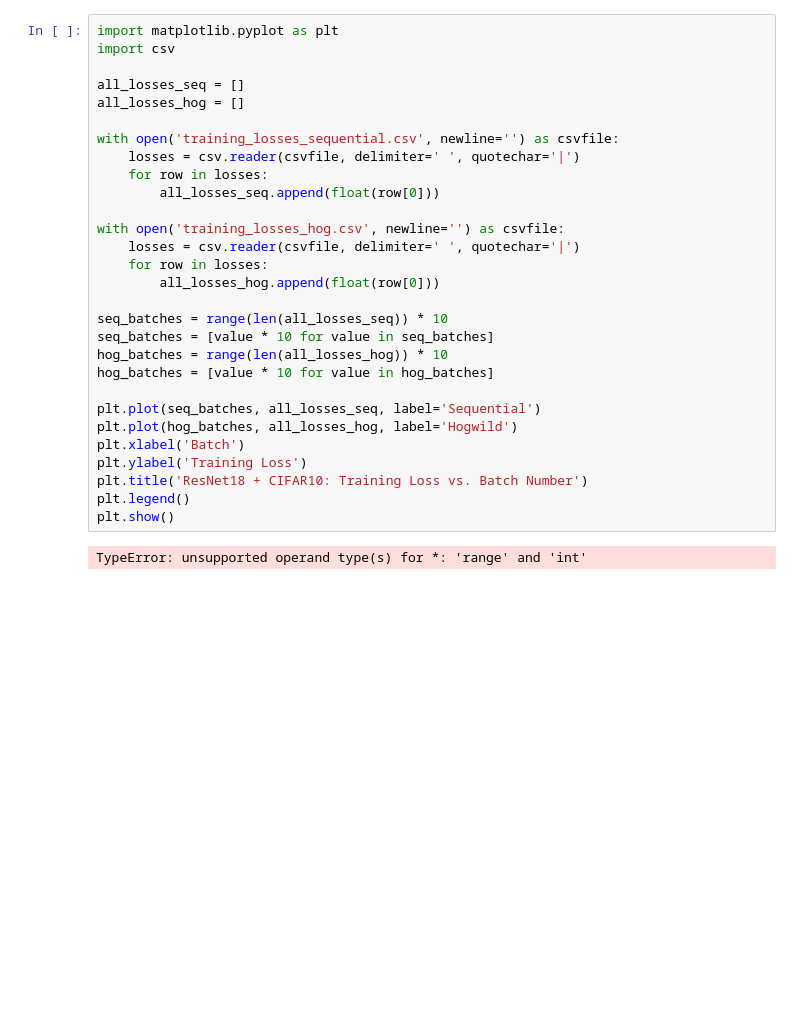
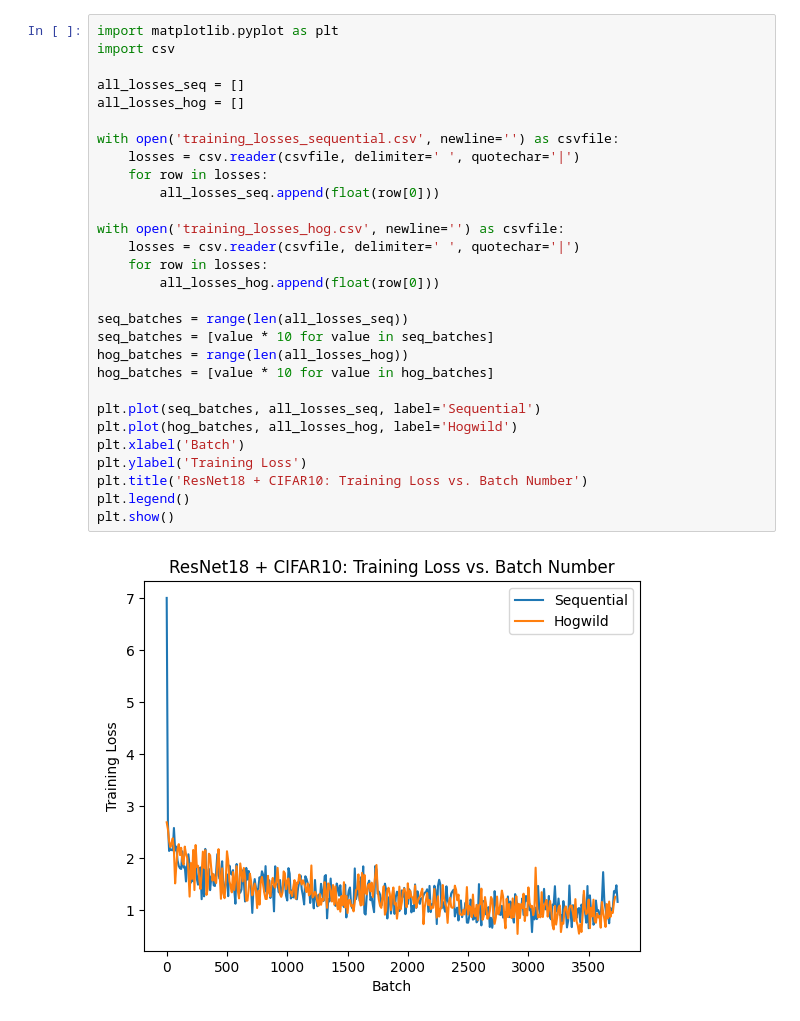
Before and after one commit to alkeldi/COMS-E6998-Project, a Jupyter notebook: chart.ipynb, the cells around one changed output. Drawn from its saved outputs; the diff is of its cells as text; blank space fills up the shorter version.

```diff
--- a/chart.ipynb
+++ b/chart.ipynb
@@ -1,31 +1,31 @@
 # %%
 import matplotlib.pyplot as plt
 import csv
 
 all_losses_seq = []
 all_losses_hog = []
 
 with open('training_losses_sequential.csv', newline='') as csvfile:
     losses = csv.reader(csvfile, delimiter=' ', quotechar='|')
     for row in losses:
         all_losses_seq.append(float(row[0]))
 
 with open('training_losses_hog.csv', newline='') as csvfile:
     losses = csv.reader(csvfile, delimiter=' ', quotechar='|')
     for row in losses:
         all_losses_hog.append(float(row[0]))
 
-seq_batches = range(len(all_losses_seq)) * 10
+seq_batches = range(len(all_losses_seq))
 seq_batches = [value * 10 for value in seq_batches]
-hog_batches = range(len(all_losses_hog)) * 10
+hog_batches = range(len(all_losses_hog))
 hog_batches = [value * 10 for value in hog_batches]
 
 plt.plot(seq_batches, all_losses_seq, label='Sequential')
 plt.plot(hog_batches, all_losses_hog, label='Hogwild')
 plt.xlabel('Batch')
 plt.ylabel('Training Loss')
 plt.title('ResNet18 + CIFAR10: Training Loss vs. Batch Number')
 plt.legend()
 plt.show()
 # %% [output]
-TypeError: unsupported operand type(s) for *: 'range' and 'int'
+[figure, added]
```
Also changed, not shown: parts of 1 cell of this notebook, 2 other files.
